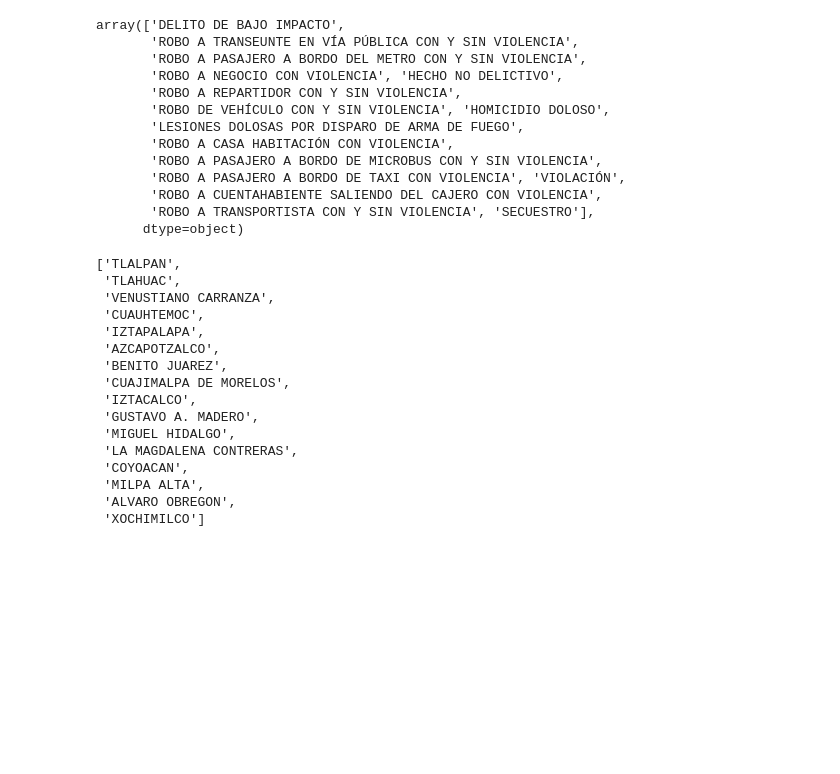
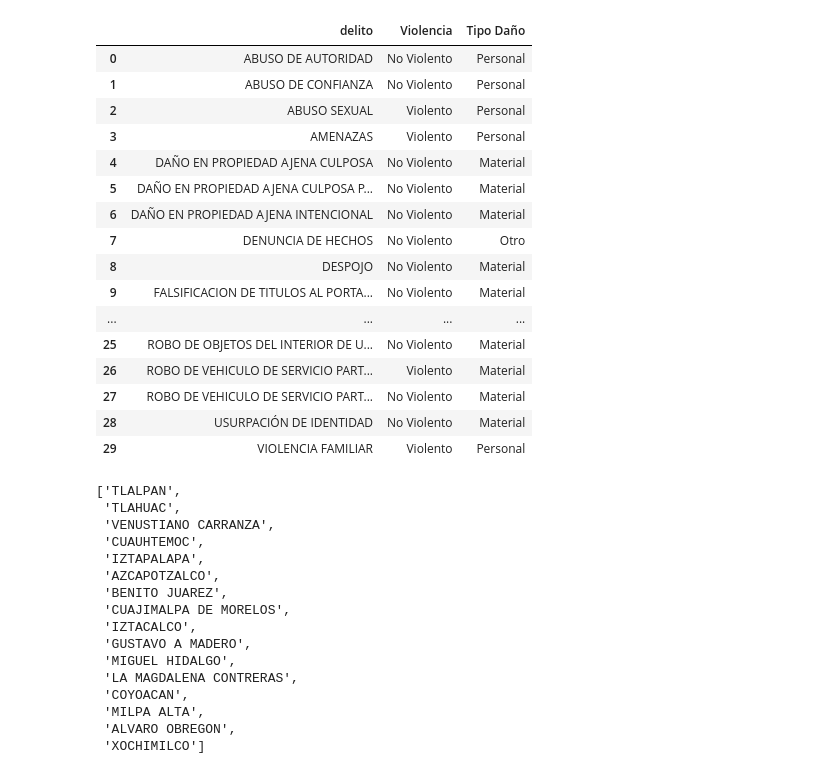
Before and after one commit to joseluismendozal10/Project1, a Jupyter notebook: Project.ipynb, the cells around one changed output. Cells and saved outputs as stored; diff of their text form; code cells hidden in the pictures; blank space fills up the shorter version.

```diff
--- a/Project.ipynb
+++ b/Project.ipynb
@@ -36,16 +7,0 @@ Alcaldias_input
-# %%
-PGJ_input["categoria_delito"].unique()
-# %% [output]
-array(['DELITO DE BAJO IMPACTO',
-       'ROBO A TRANSEUNTE EN VÍA PÚBLICA CON Y SIN VIOLENCIA',
-       'ROBO A PASAJERO A BORDO DEL METRO CON Y SIN VIOLENCIA',
-       'ROBO A NEGOCIO CON VIOLENCIA', 'HECHO NO DELICTIVO',
-       'ROBO A REPARTIDOR CON Y SIN VIOLENCIA',
-       'ROBO DE VEHÍCULO CON Y SIN VIOLENCIA', 'HOMICIDIO DOLOSO',
-       'LESIONES DOLOSAS POR DISPARO DE ARMA DE FUEGO',
-       'ROBO A CASA HABITACIÓN CON VIOLENCIA',
-       'ROBO A PASAJERO A BORDO DE MICROBUS CON Y SIN VIOLENCIA',
-       'ROBO A PASAJERO A BORDO DE TAXI CON VIOLENCIA', 'VIOLACIÓN',
-       'ROBO A CUENTAHABIENTE SALIENDO DEL CAJERO CON VIOLENCIA',
-       'ROBO A TRANSPORTISTA CON Y SIN VIOLENCIA', 'SECUESTRO'],
-      dtype=object)
@@ -52,4 +17,42 @@ array(['DELITO DE BAJO IMPACTO',
+# %%
+#2. UPLOAD IN PYTHON FILES
+
+#2.01 Carpetas de Investigación (PGJ Files)
+PGJ_input=pd.read_csv("Carpetas de Investigación PGJ CDMX.csv",sep=";")
+#PGJ_input.head()
+
+#2.02 Alcaldías (Town Halls)
+Alcaldias_input=pd.read_csv("Alcaldías.csv",sep=";")
+#Alcaldias_input
+
+#2.03 Budget information
+#2.04 Demographic information
+#2.05 Crime Clasification
+PGJ_Class=pd.read_csv("Clasificación Delitos.csv")
+PGJ_Class
+# %% [output]
+|  | delito | Violencia | Tipo Daño |
+| 0 | ABUSO DE AUTORIDAD | No Violento | Personal |
+| 1 | ABUSO DE CONFIANZA | No Violento | Personal |
+| 2 | ABUSO SEXUAL | Violento | Personal |
+| 3 | AMENAZAS | Violento | Personal |
+| 4 | DAÑO EN PROPIEDAD AJENA CULPOSA | No Violento | Material |
+| 5 | DAÑO EN PROPIEDAD AJENA CULPOSA P... | No Violento | Material |
+| 6 | DAÑO EN PROPIEDAD AJENA INTENCIONAL | No Violento | Material |
+| 7 | DENUNCIA DE HECHOS | No Violento | Otro |
+| 8 | DESPOJO | No Violento | Material |
+| 9 | FALSIFICACION DE TITULOS AL PORTA... | No Violento | Material |
+| ... | ... | ... | ... |
+| 25 | ROBO DE OBJETOS DEL INTERIOR DE U... | No Violento | Material |
+| 26 | ROBO DE VEHICULO DE SERVICIO PART... | Violento | Material |
+| 27 | ROBO DE VEHICULO DE SERVICIO PART... | No Violento | Material |
+| 28 | USURPACIÓN DE IDENTIDAD | No Violento | Material |
+| 29 | VIOLENCIA FAMILIAR | Violento | Personal |
 # %%
+# 3.0 Adjust the Town Halls names (upper cases, no accents)
+
+#3.01 From Alcaldias file.
+    #3.01.02 Define variable alcaldias in order to have a list of all the "Alcaldias" in CDMX
 alcaldias=Alcaldias_input["NOMBRE"]
 alcaldias=alcaldias.str.replace("Á","A")
 alcaldias=alcaldias.str.replace("á","a")
@@ -61,8 +64,13 @@ alcaldias=alcaldias.str.replace("Ó","O")
 alcaldias=alcaldias.str.replace("ó","o")
 alcaldias=alcaldias.str.replace("Ú","u")
 alcaldias=alcaldias.str.replace("ú","u")
+alcaldias=alcaldias.str.replace(".","")
 alcaldias = [alcaldia.upper() for alcaldia in alcaldias]
 alcaldias
+
+#3.02 From Budget File
+
+#3.03 From Dempographics file
 # %% [output]
 ['TLALPAN',
  'TLAHUAC',
@@ -73,7 +81,7 @@ alcaldias
  'BENITO JUAREZ',
  'CUAJIMALPA DE MORELOS',
  'IZTACALCO',
- 'GUSTAVO A. MADERO',
+ 'GUSTAVO A MADERO',
  'MIGUEL HIDALGO',
  'LA MAGDALENA CONTRERAS',
  'COYOACAN',
```
Also changed, not shown: parts of 24 cells of this notebook, 5 other files.
